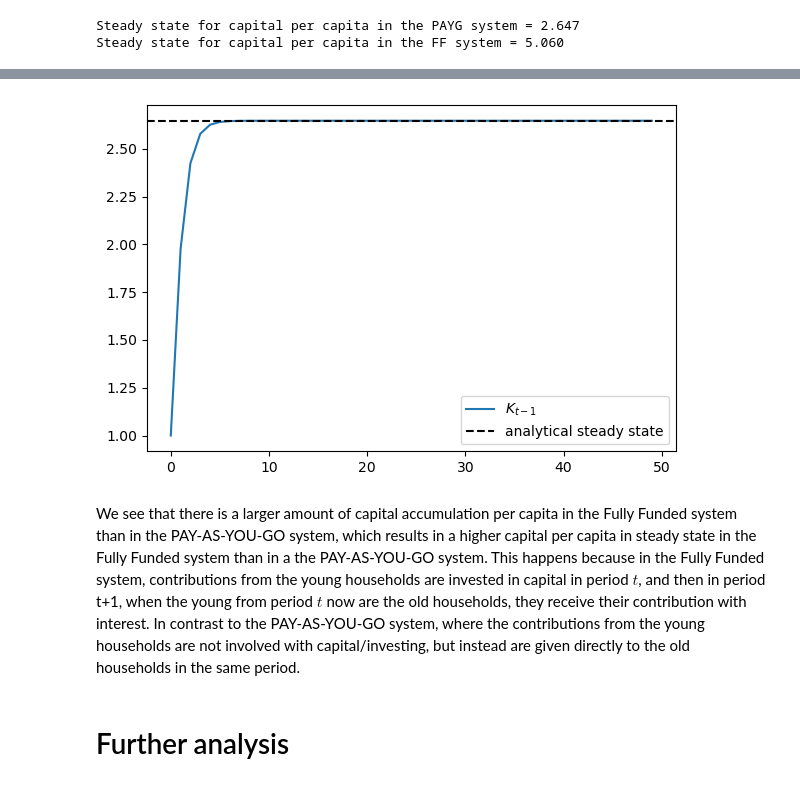
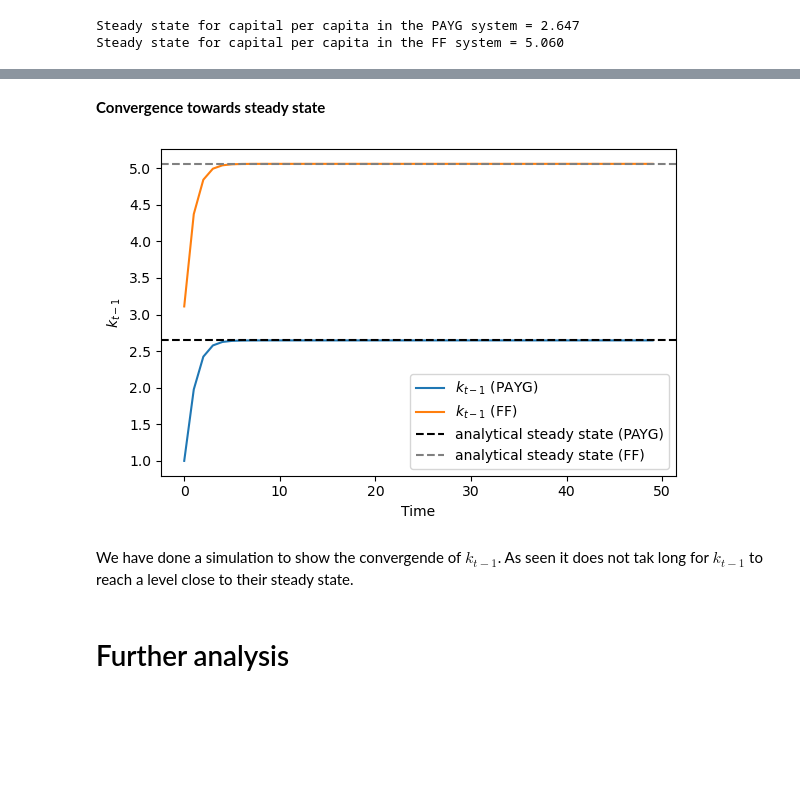
Before and after one commit to NumEconCopenhagen/projects-2023-joost-adam-og-frederik, a Jupyter notebook: modelproject/modelproject.ipynb, the cells around one changed output, grey strips where cells are left out. Drawn from its saved outputs; the diff is of its cells as text; code cells hidden in the pictures; blank space fills up the shorter version.

Commit message:
modelproject

```diff
--- a/modelproject/modelproject.ipynb
+++ b/modelproject/modelproject.ipynb
@@ -400,14 +337,20 @@ Steady state for capital per capita in the FF system = 5.060
+# %% [markdown]
+**Convergence towards steady state**
 # %%
 fig = plt.figure(figsize=(6,6/1.5))
 ax = fig.add_subplot(1,1,1)
-ax.plot(model.sim.k_lag,label=r'$K_{t-1}$')
-ax.axhline(res_PAYG.root,ls='--',color='black',label='analytical steady state')
+ax.plot(model.sim.k_PAYG_lag,label=r'$k_{t-1}$ (PAYG)')
+ax.plot(model.sim.k_FF,label=r'$k_{t-1}$ (FF)')
+ax.axhline(res_PAYG.root,ls='--',color='black',label='analytical steady state (PAYG)')
+ax.axhline(res_FF.root,ls='--',color='grey', label='analytical steady state (FF)')
+ax.set_xlabel('Time')
+ax.set_ylabel('$k_{t-1}$')
 ax.legend(frameon=True)
 fig.tight_layout()
 # %% [output]
-[figure, old version]
+[figure, new version]
-# %% [markdown]
-We see that there is a larger amount of capital accumulation per capita in the Fully Funded system than in the PAY-AS-YOU-GO system, which results in a higher capital per capita in steady state in the Fully Funded system than in a the PAY-AS-YOU-GO system. This happens because in the Fully Funded system, contributions from the young households are invested in capital in period $t$, and then in period t+1, when the young from period $t$ now are the old households, they receive their contribution with interest. In contrast to the PAY-AS-YOU-GO system, where the contributions from the young households are not involved with capital/investing, but instead are given directly to the old households in the same period.
+# %% [markdown]
+We have done a simulation to show the convergende of $k_{t-1}$. As seen it does not tak long for $k_{t-1}$ to reach a level close to their steady state.
 # %% [markdown]
 # Further analysis
 # %% [markdown]
```
Also changed, not shown: parts of 10 cells of this notebook, 1 other file.
